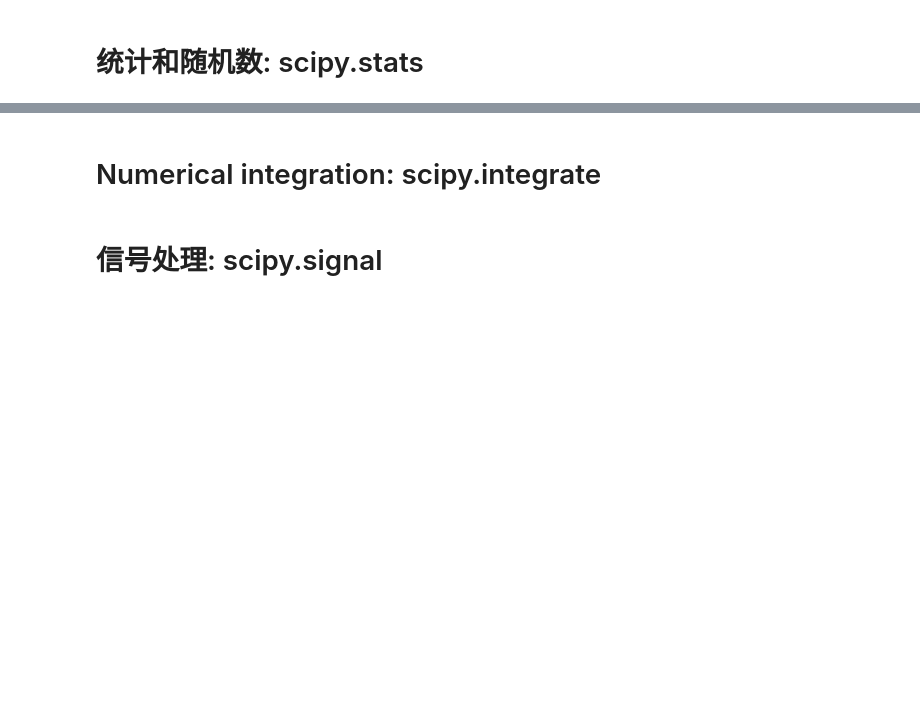
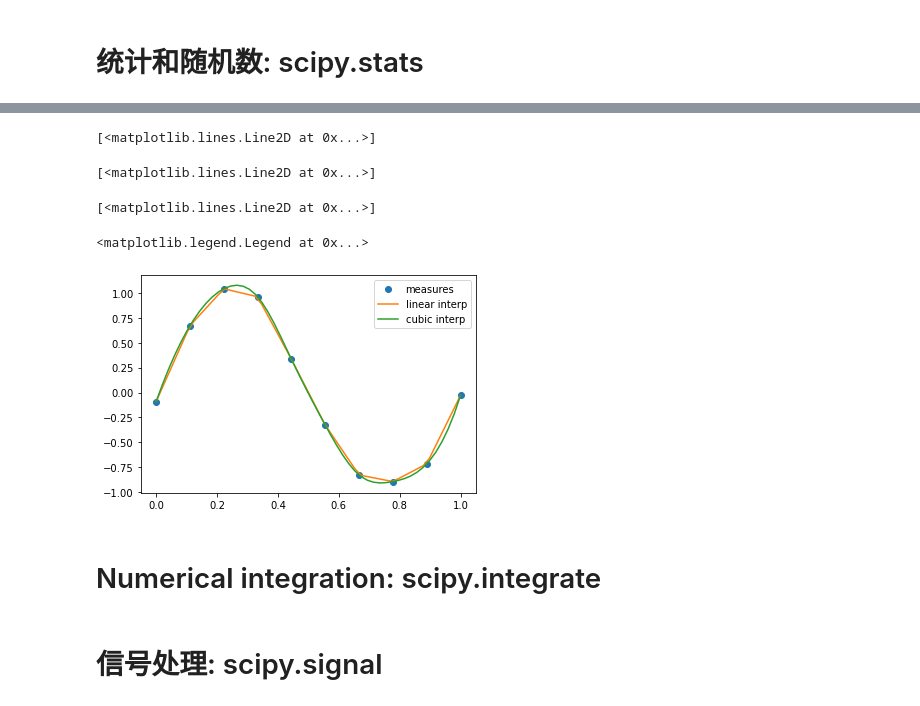
Before and after one commit to jiaGuYuan/JupyterWKS, a Jupyter notebook: Study_Note/scipy_学习.ipynb, the cells around one changed output, grey strips where cells are left out. Saved outputs shown, nothing was run; the diff lists cells and outputs as text; code cells hidden in the pictures; blank space fills up the shorter version.

```diff
--- a/Study_Note/scipy_学习.ipynb
+++ b/Study_Note/scipy_学习.ipynb
@@ -174,3 +280,31 @@ True
+# %%
+# 产生一个近似正弦函数的一系列实验数据:
+measured_time = np.linspace(0, 1, 10)
+noise = (np.random.random(10)*2 - 1) * 1e-1
+measures = np.sin(2 * np.pi * measured_time) + noise
+
+# `scipy.interpolate.interp1d` 类可以创建一个线性插值函数
+from scipy.interpolate import interp1d
+linear_interp = interp1d(measured_time, measures)
+
+# `scipy.interpolate.linear_interp` 可以在需要的时候获取某些值
+computed_time = np.linspace(0, 1, 50)
+linear_results = linear_interp(computed_time)
+
+# 三次插值函数可通过 kind 关键字参数得到
+cubic_interp = interp1d(measured_time, measures, kind='cubic')
+cubic_results = cubic_interp(computed_time)
+
+pl.plot(measured_time, measures, 'o', ms=6, label='measures')
+pl.plot(computed_time, linear_results, label='linear interp')
+pl.plot(computed_time, cubic_results, label='cubic interp')
+pl.legend()
+# %% [output]
+[<matplotlib.lines.Line2D at 0x...>]
+[<matplotlib.lines.Line2D at 0x...>]
+[<matplotlib.lines.Line2D at 0x...>]
+<matplotlib.legend.Legend at 0x...>
+[figure, added]
 # %% [markdown]
 # Numerical integration: scipy.integrate
 # %% [markdown]
```
Also changed, not shown: parts of 15 cells of this notebook, 1 other file.
